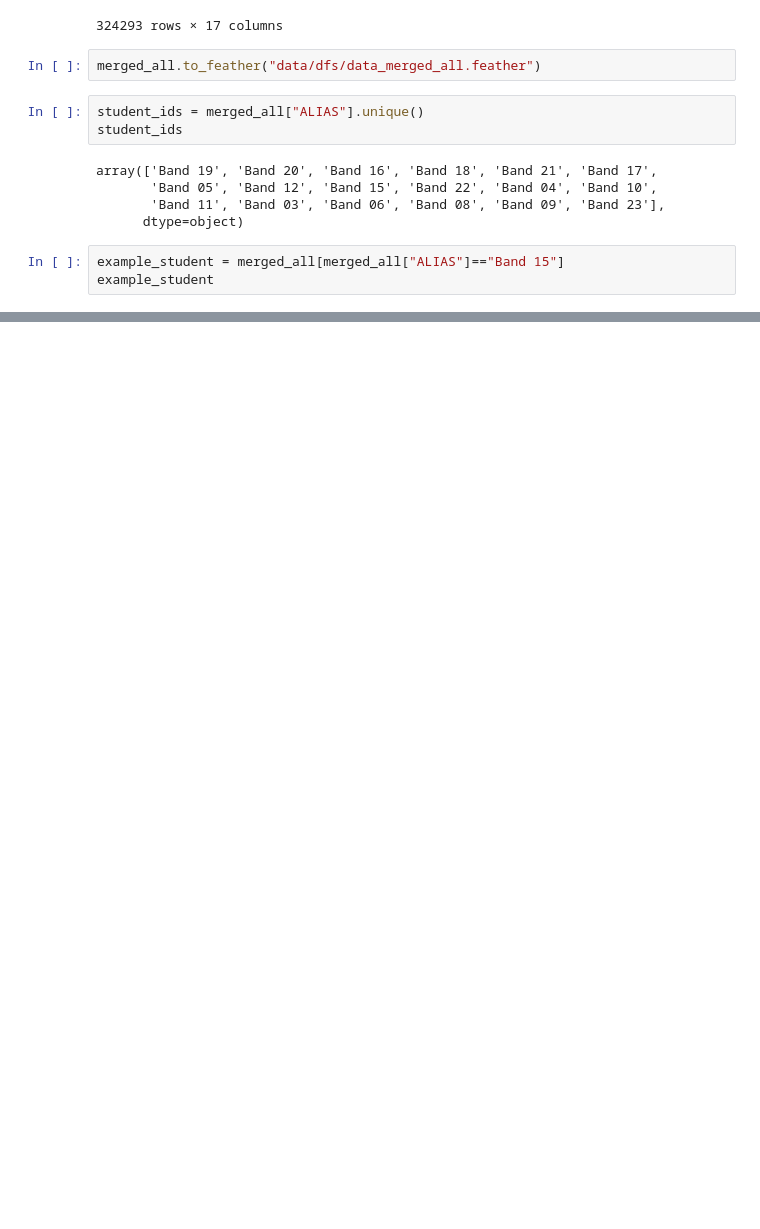
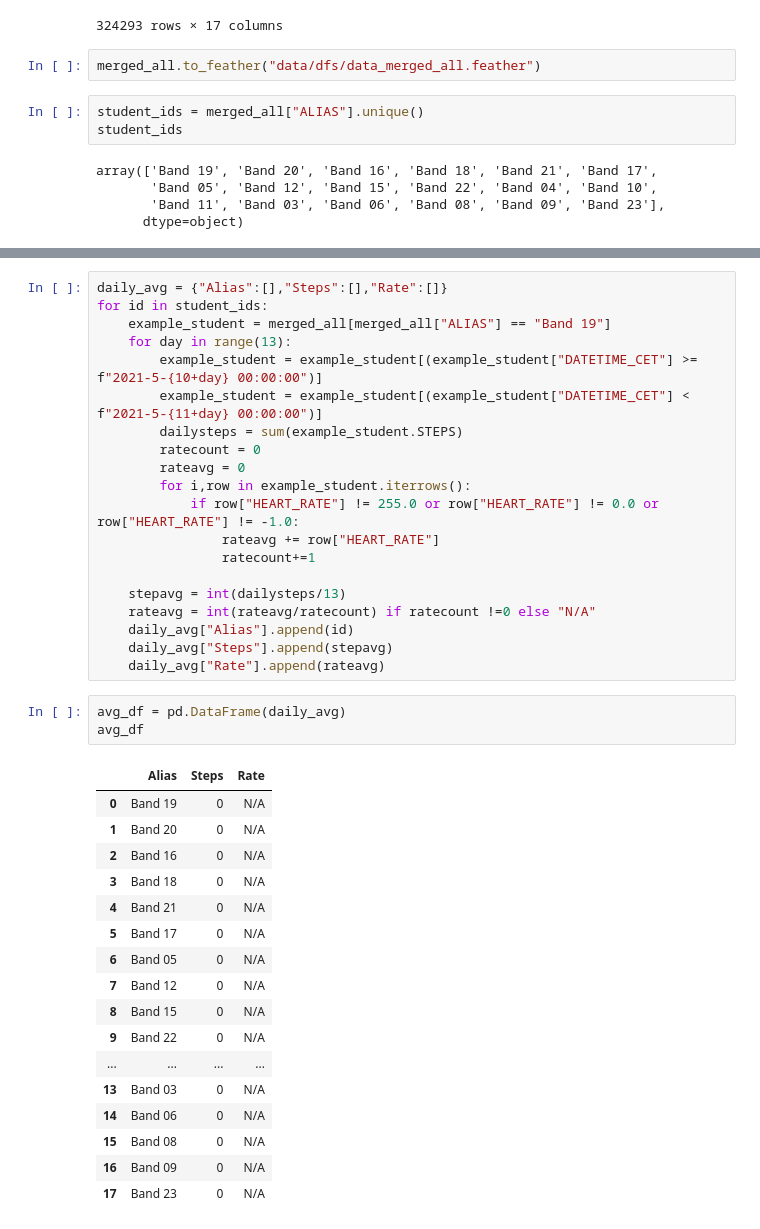
Before and after one commit to edavidk7/WebApp, a Jupyter notebook: band_data.ipynb, the cells around one changed output, grey strips where cells are left out. Cells and saved outputs as stored; diff of their text form; blank space fills up the shorter version.

```diff
--- a/band_data.ipynb
+++ b/band_data.ipynb
@@ -391,6 +379,3 @@ array(['Band 19', 'Band 20', 'Band 16', 'Band 18', 'Band 21', 'Band 17',
        'Band 05', 'Band 12', 'Band 15', 'Band 22', 'Band 04', 'Band 10',
        'Band 11', 'Band 03', 'Band 06', 'Band 08', 'Band 09', 'Band 23'],
       dtype=object)
-# %%
-example_student = merged_all[merged_all["ALIAS"]=="Band 15"]
-example_student
@@ -410,0 +394,41 @@ example_student
+# %%
+daily_avg = {"Alias":[],"Steps":[],"Rate":[]}
+for id in student_ids:
+    example_student = merged_all[merged_all["ALIAS"] == "Band 19"]
+    for day in range(13):
+        example_student = example_student[(example_student["DATETIME_CET"] >= f"2021-5-{10+day} 00:00:00")]
+        example_student = example_student[(example_student["DATETIME_CET"] < f"2021-5-{11+day} 00:00:00")]
+        dailysteps = sum(example_student.STEPS)
+        ratecount = 0
+        rateavg = 0
+        for i,row in example_student.iterrows():
+            if row["HEART_RATE"] != 255.0 or row["HEART_RATE"] != 0.0 or row["HEART_RATE"] != -1.0:
+                rateavg += row["HEART_RATE"]
+                ratecount+=1
+
+    stepavg = int(dailysteps/13)
+    rateavg = int(rateavg/ratecount) if ratecount !=0 else "N/A"
+    daily_avg["Alias"].append(id)
+    daily_avg["Steps"].append(stepavg)
+    daily_avg["Rate"].append(rateavg)
+# %%
+avg_df = pd.DataFrame(daily_avg)
+avg_df
+# %% [output]
+|  | Alias | Steps | Rate |
+| 0 | Band 19 | 0 | N/A |
+| 1 | Band 20 | 0 | N/A |
+| 2 | Band 16 | 0 | N/A |
+| 3 | Band 18 | 0 | N/A |
+| 4 | Band 21 | 0 | N/A |
+| 5 | Band 17 | 0 | N/A |
+| 6 | Band 05 | 0 | N/A |
+| 7 | Band 12 | 0 | N/A |
+| 8 | Band 15 | 0 | N/A |
+| 9 | Band 22 | 0 | N/A |
+| ... | ... | ... | ... |
+| 13 | Band 03 | 0 | N/A |
+| 14 | Band 06 | 0 | N/A |
+| 15 | Band 08 | 0 | N/A |
+| 16 | Band 09 | 0 | N/A |
+| 17 | Band 23 | 0 | N/A |
```
Also changed, not shown: parts of 3 cells of this notebook, 1 other file.
